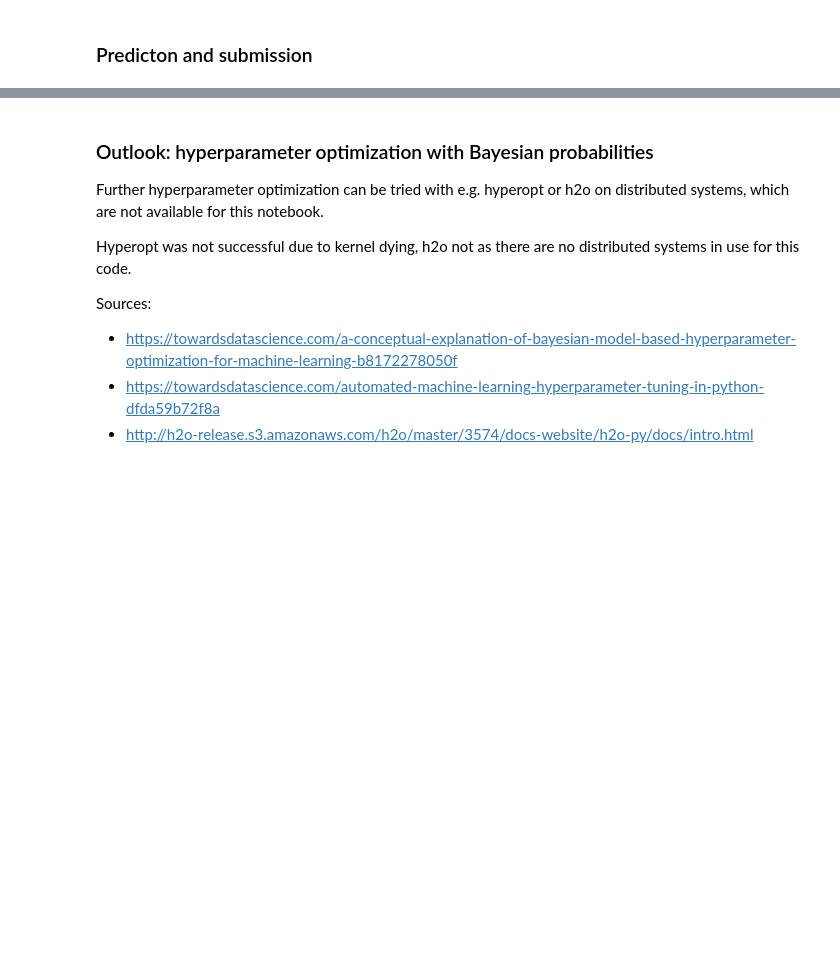
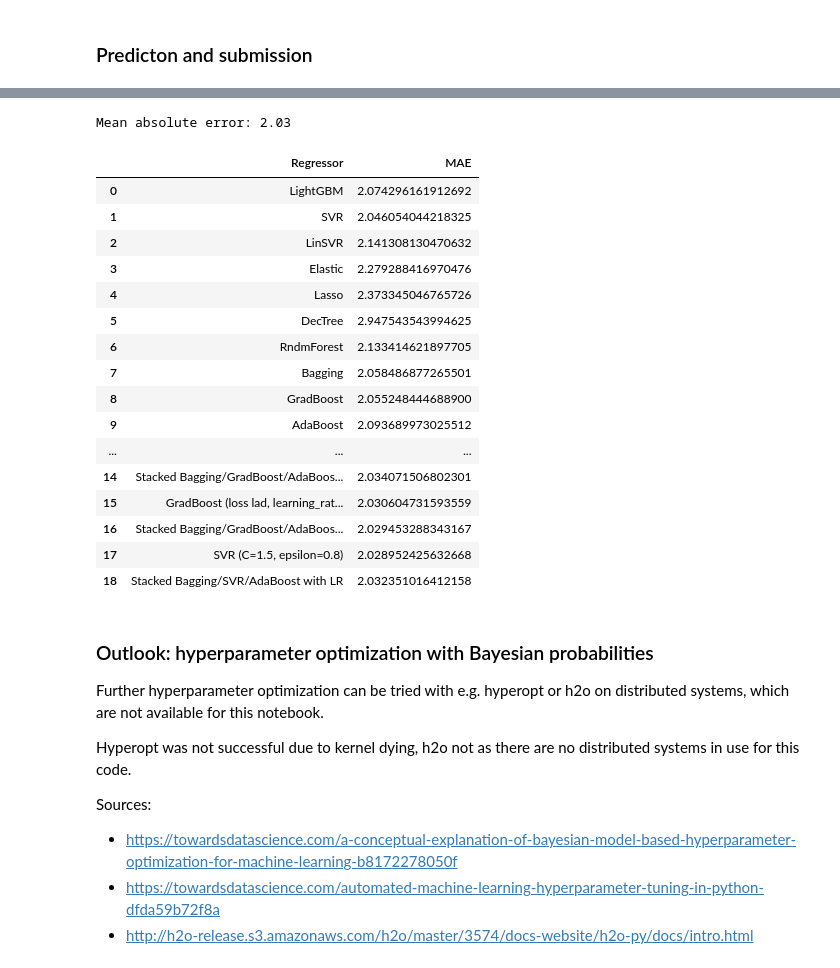
Before and after one commit to manuelfreude/kaggleearthquake, a Jupyter notebook: earthquake.ipynb, the cells around one changed output, grey strips where cells are left out. Cells and saved outputs as stored; diff of their text form; code cells hidden in the pictures; blank space fills up the shorter version.

```diff
--- a/earthquake.ipynb
+++ b/earthquake.ipynb
@@ -2322,0 +2437,19 @@ submission.to_csv('gradboost_submission.csv',index=True)
+# %%
+# https://scikit-learn.org/stable/modules/generated/sklearn.svm.SVR.html
+
+from sklearn.svm import SVR
+
+SVR = SVR(C=1.5, epsilon=0.8)
+
+SVR.fit(train_variables, train_targets)
+
+SVR_preds = SVR.predict(valid_variables)
+
+regressor = 'SVR (C=1.5, epsilon=0.8)'
+
+MAE = mean_absolute_error(valid_targets, SVR_preds)
+
+scores = scores.append(pd.Series([regressor, MAE], index=scores.columns), ignore_index=True)
+
+# MAE
+print('Mean absolute error: %.5f' % MAE)
@@ -2322,0 +2496,42 @@ submission.to_csv('gradboost_submission.csv',index=True)
+# %%
+# Stacking check along validation dataset
+# Replacing Gradboost with SVR: Gradboost has better score here, but loses to bagging at kaggle submission
+
+from sklearn.linear_model import LinearRegression
+
+stacked_lr_reg = linear_model.LinearRegression()
+stacked_lr_reg.fit(df_train, train_targets)
+stacked_lr_pred = stacked_lr_reg.predict(df_valid)
+
+regressor = 'Stacked Bagging/SVR/AdaBoost with LR'
+
+MAE = mean_absolute_error(valid_targets, stacked_lr_pred)
+
+scores = scores.append(pd.Series([regressor, MAE], index=scores.columns), ignore_index=True)
+
+# MAE
+print('Mean absolute error: %.2f' % MAE)
+# %% [output]
+Mean absolute error: 2.03
+# %%
+pd.options.display.max_colwidth = 200
+
+scores
+# %% [output]
+|  | Regressor | MAE |
+| 0 | LightGBM | 2.074296161912692 |
+| 1 | SVR | 2.046054044218325 |
+| 2 | LinSVR | 2.141308130470632 |
+| 3 | Elastic | 2.279288416970476 |
+| 4 | Lasso | 2.373345046765726 |
+| 5 | DecTree | 2.947543543994625 |
+| 6 | RndmForest | 2.133414621897705 |
+| 7 | Bagging | 2.058486877265501 |
+| 8 | GradBoost | 2.055248444688900 |
+| 9 | AdaBoost | 2.093689973025512 |
+| ... | ... | ... |
+| 14 | Stacked Bagging/GradBoost/AdaBoos... | 2.034071506802301 |
+| 15 | GradBoost (loss lad, learning_rat... | 2.030604731593559 |
+| 16 | Stacked Bagging/GradBoost/AdaBoos... | 2.029453288343167 |
+| 17 | SVR (C=1.5, epsilon=0.8) | 2.028952425632668 |
+| 18 | Stacked Bagging/SVR/AdaBoost with LR | 2.032351016412158 |
```
Also changed, not shown: parts of 37 cells of this notebook.
